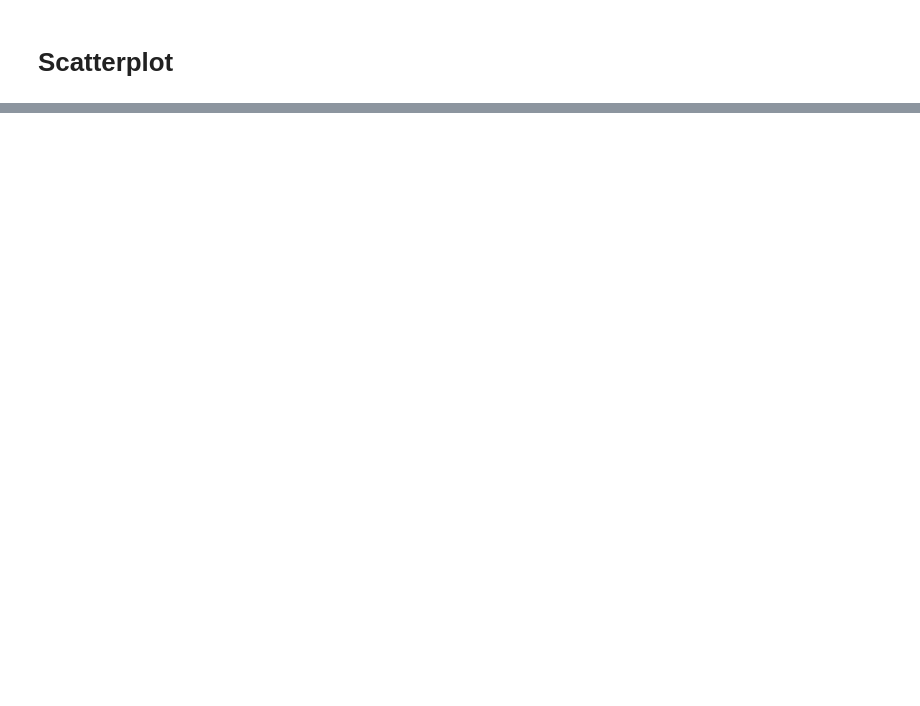
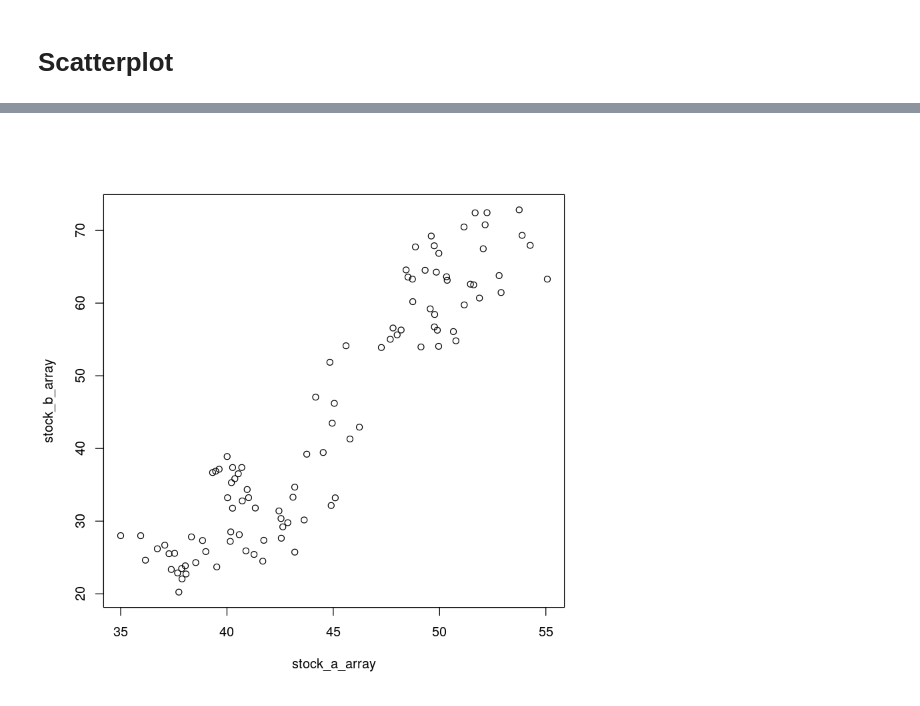
Before and after one commit to denglert/R-sandbox, a Jupyter notebook: datacamp/Time_series/scatterplots.ipynb, the cells around one changed output, grey strips where cells are left out. Cells and saved outputs as stored; diff of their text form; code cells hidden in the pictures; blank space fills up the shorter version.

```diff
--- a/datacamp/Time_series/scatterplots.ipynb
+++ b/datacamp/Time_series/scatterplots.ipynb
@@ -18,0 +11,7 @@ legend("topleft", c("A","B"), lty=1, col=c("red","blue"))
+# %%
+stock_a_array = unclass(stock_a_ts)
+stock_b_array = unclass(stock_b_ts)
+# %%
+plot(stock_a_array, stock_b_array)
+# %% [output]
+[figure, added]
```
Also changed, not shown: parts of 33 cells of this notebook.
